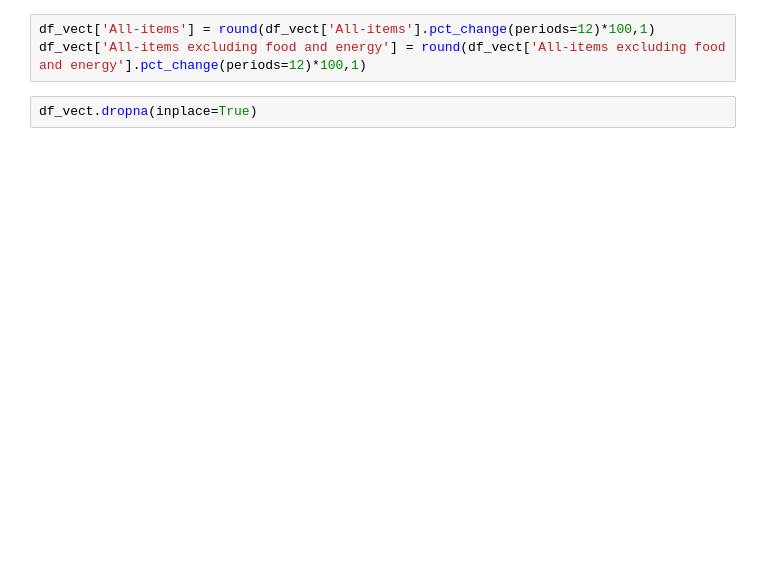
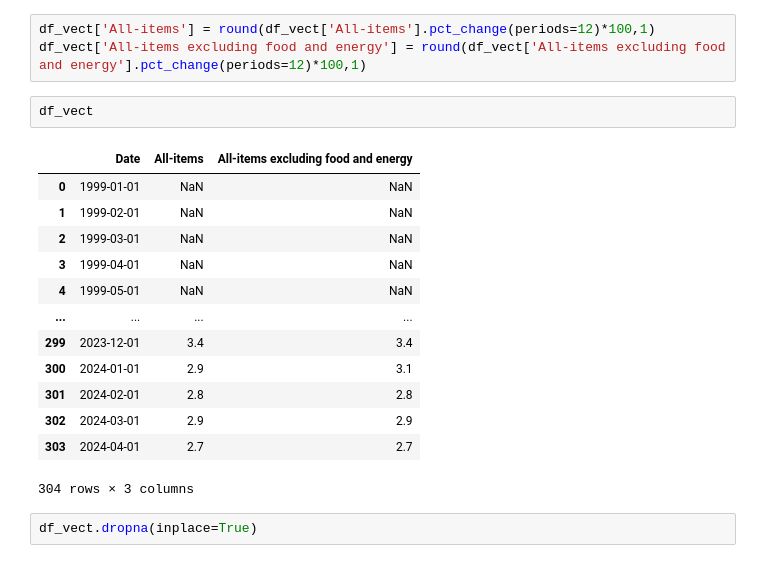
Before and after one commit to YangSunYang/graphic_automation, a Jupyter notebook: CPI_test.ipynb, the cells around one changed output. Drawn from its saved outputs; the diff is of its cells as text; blank space fills up the shorter version.

```diff
--- a/CPI_test.ipynb
+++ b/CPI_test.ipynb
@@ -49,5 +47,21 @@ df_vect
 # %%
 df_vect['All-items'] = round(df_vect['All-items'].pct_change(periods=12)*100,1)
 df_vect['All-items excluding food and energy'] = round(df_vect['All-items excluding food and energy'].pct_change(periods=12)*100,1)
+# %%
+df_vect
+# %% [output]
+|  | Date | All-items | All-items excluding food and energy |
+| 0 | 1999-01-01 | NaN | NaN |
+| 1 | 1999-02-01 | NaN | NaN |
+| 2 | 1999-03-01 | NaN | NaN |
+| 3 | 1999-04-01 | NaN | NaN |
+| 4 | 1999-05-01 | NaN | NaN |
+| ... | ... | ... | ... |
+| 299 | 2023-12-01 | 3.4 | 3.4 |
+| 300 | 2024-01-01 | 2.9 | 3.1 |
+| 301 | 2024-02-01 | 2.8 | 2.8 |
+| 302 | 2024-03-01 | 2.9 | 2.9 |
+| 303 | 2024-04-01 | 2.7 | 2.7 |
+304 rows × 3 columns
 # %%
 df_vect.dropna(inplace=True)
```
Also changed, not shown: parts of 5 cells of this notebook.
